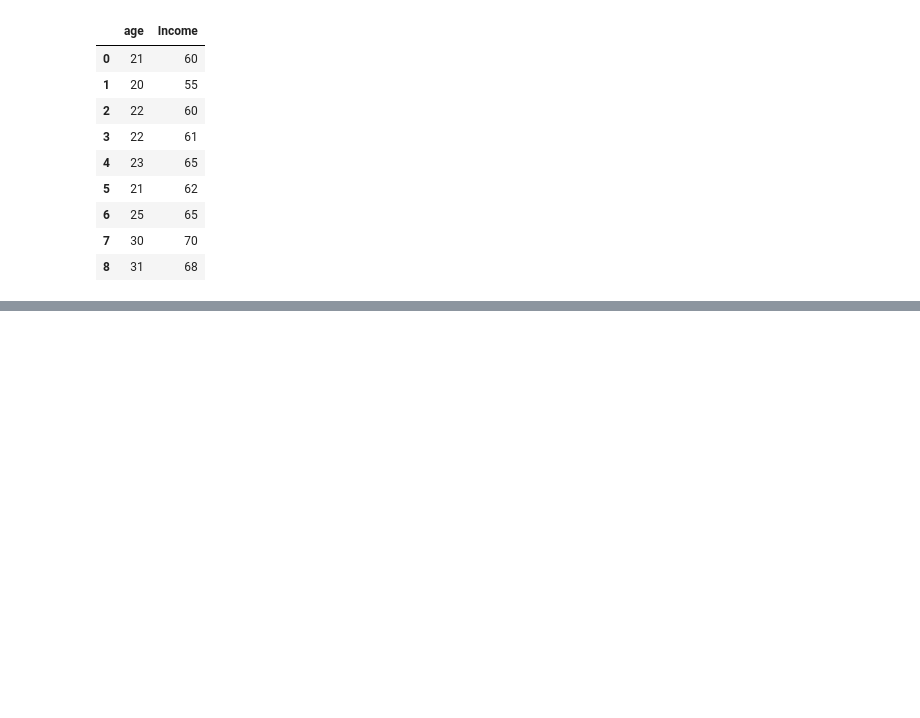
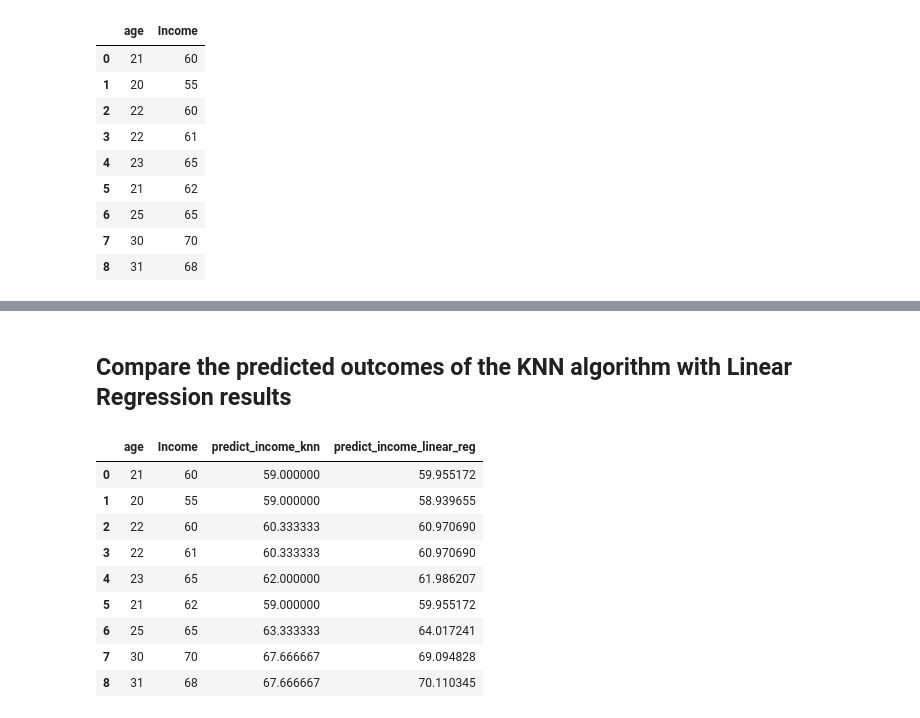
Before and after one commit to sadikasharmin/Data-Science-with-Python, a Jupyter notebook: Class7- KNN/KNN-assignment1.ipynb, the cells around one changed output, grey strips where cells are left out. Cells and saved outputs as stored; diff of their text form; code cells hidden in the pictures; blank space fills up the shorter version.

```diff
--- a/Class7- KNN/KNN-assignment1.ipynb
+++ b/Class7- KNN/KNN-assignment1.ipynb
@@ -21,3 +64,5 @@ df
 # %%
 from sklearn.neighbors import KNeighborsRegressor
-knr = KNeighborsRegressor()
+knr = KNeighborsRegressor(n_neighbors=3)
+knr.fit(x,y)
+knr.predict([[22]])
@@ -23,0 +85,2 @@ knr = KNeighborsRegressor()
+# %% [markdown]
+## Compare the predicted outcomes of the KNN algorithm with Linear Regression results
@@ -23,0 +92,14 @@ knr = KNeighborsRegressor()
+# %%
+df['predict_income_linear_reg'] = reg.predict(x)
+df
+# %% [output]
+|  | age | Income | predict_income_knn | predict_income_linear_reg |
+| 0 | 21 | 60 | 59.000000 | 59.955172 |
+| 1 | 20 | 55 | 59.000000 | 58.939655 |
+| 2 | 22 | 60 | 60.333333 | 60.970690 |
+| 3 | 22 | 61 | 60.333333 | 60.970690 |
+| 4 | 23 | 65 | 62.000000 | 61.986207 |
+| 5 | 21 | 62 | 59.000000 | 59.955172 |
+| 6 | 25 | 65 | 63.333333 | 64.017241 |
+| 7 | 30 | 70 | 67.666667 | 69.094828 |
+| 8 | 31 | 68 | 67.666667 | 70.110345 |
```
Also changed, not shown: parts of 20 cells of this notebook.
